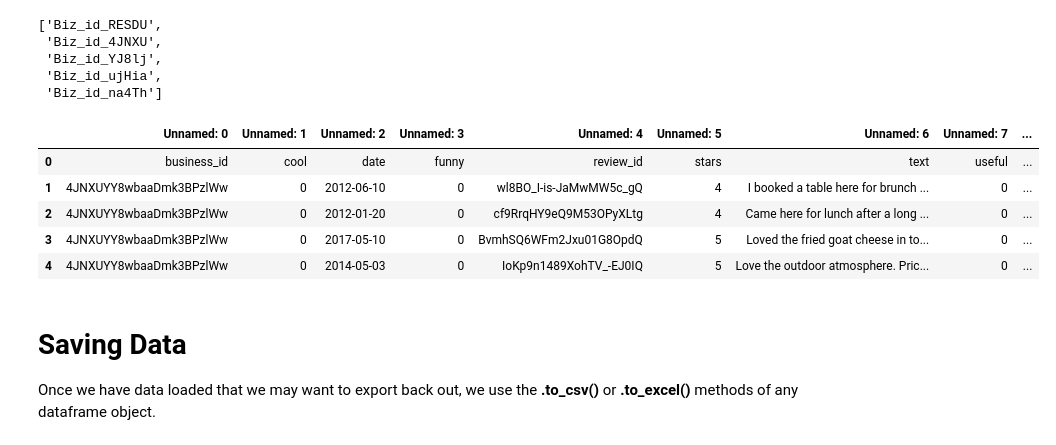
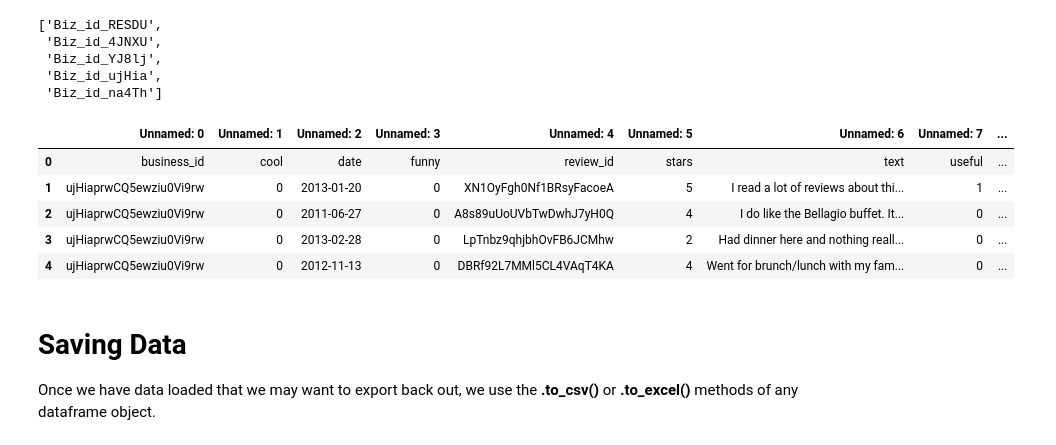
Before and after one commit to kevintheduu/dsc-1-03-04-importing-data-using-pandas-seattle-ds-career-040119, a Jupyter notebook: index.ipynb, the cells around one changed output. Drawn from its saved outputs; the diff is of its cells as text; code cells hidden in the pictures.

```diff
--- a/index.ipynb
+++ b/index.ipynb
@@ -185,15 +185,15 @@ workbook.sheet_names
  'Biz_id_ujHia',
  'Biz_id_na4Th']
 # %%
-df = workbook.parse(sheet_name=1)
+df = workbook.parse(sheet_name=3)
 df.head()
 # %% [output]
 |  | Unnamed: 0 | Unnamed: 1 | Unnamed: 2 | Unnamed: 3 | Unnamed: 4 | Unnamed: 5 | Unnamed: 6 | Unnamed: 7 | ... |
 | 0 | business_id | cool | date | funny | review_id | stars | text | useful | ... |
-| 1 | 4JNXUYY8wbaaDmk3BPzlWw | 0 | 2012-06-10 | 0 | wl8BO_I-is-JaMwMW5c_gQ | 4 | I booked a table here for brunch ... | 0 | ... |
-| 2 | 4JNXUYY8wbaaDmk3BPzlWw | 0 | 2012-01-20 | 0 | cf9RrqHY9eQ9M53OPyXLtg | 4 | Came here for lunch after a long ... | 0 | ... |
-| 3 | 4JNXUYY8wbaaDmk3BPzlWw | 0 | 2017-05-10 | 0 | BvmhSQ6WFm2Jxu01G8OpdQ | 5 | Loved the fried goat cheese in to... | 0 | ... |
-| 4 | 4JNXUYY8wbaaDmk3BPzlWw | 0 | 2014-05-03 | 0 | IoKp9n1489XohTV_-EJ0IQ | 5 | Love the outdoor atmosphere. Pric... | 0 | ... |
+| 1 | ujHiaprwCQ5ewziu0Vi9rw | 0 | 2013-01-20 | 0 | XN1OyFgh0Nf1BRsyFacoeA | 5 | I read a lot of reviews about thi... | 1 | ... |
+| 2 | ujHiaprwCQ5ewziu0Vi9rw | 0 | 2011-06-27 | 0 | A8s89uUoUVbTwDwhJ7yH0Q | 4 | I do like the Bellagio buffet. It... | 0 | ... |
+| 3 | ujHiaprwCQ5ewziu0Vi9rw | 0 | 2013-02-28 | 0 | LpTnbz9qhjbhOvFB6JCMhw | 2 | Had dinner here and nothing reall... | 0 | ... |
+| 4 | ujHiaprwCQ5ewziu0Vi9rw | 0 | 2012-11-13 | 0 | DBRf92L7MMl5CL4VAqT4KA | 4 | Went for brunch/lunch with my fam... | 0 | ... |
 # %% [markdown]
 # Saving Data
 Once we have data loaded that we may want to export back out, we use the **.to_csv()** or **.to_excel()** methods of any dataframe object.
```
